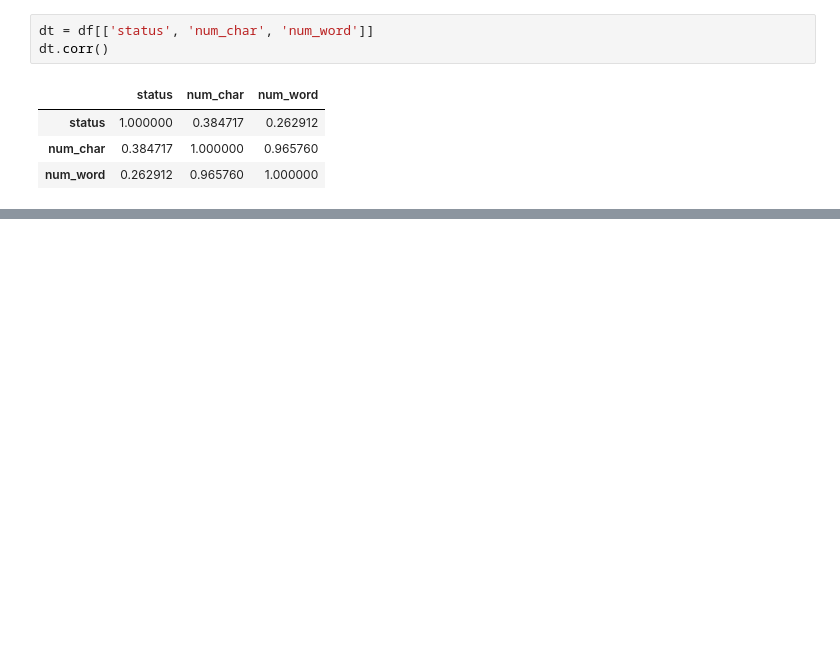
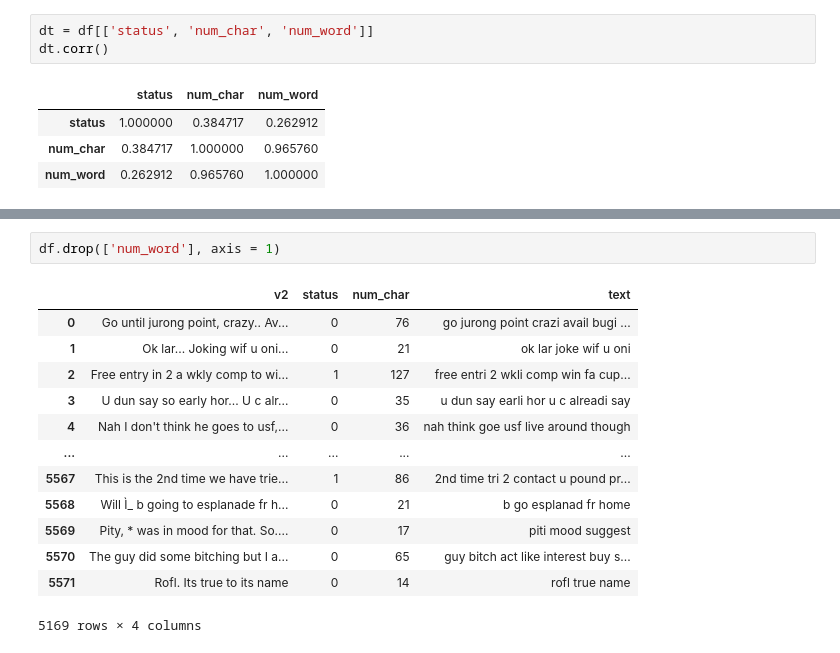
Before and after one commit to someeranmahata/SPAM-sms-Detection, a Jupyter notebook: EDA.ipynb, the cells around one changed output, grey strips where cells are left out. Cells and saved outputs as stored; diff of their text form; blank space fills up the shorter version.

```diff
--- a/EDA.ipynb
+++ b/EDA.ipynb
@@ -196,0 +246,16 @@ dt.corr()
+# %%
+df.drop(['num_word'], axis = 1)
+# %% [output]
+|  | v2 | status | num_char | text |
+| 0 | Go until jurong point, crazy.. Av... | 0 | 76 | go jurong point crazi avail bugi ... |
+| 1 | Ok lar... Joking wif u oni... | 0 | 21 | ok lar joke wif u oni |
+| 2 | Free entry in 2 a wkly comp to wi... | 1 | 127 | free entri 2 wkli comp win fa cup... |
+| 3 | U dun say so early hor... U c alr... | 0 | 35 | u dun say earli hor u c alreadi say |
+| 4 | Nah I don't think he goes to usf,... | 0 | 36 | nah think goe usf live around though |
+| ... | ... | ... | ... | ... |
+| 5567 | This is the 2nd time we have trie... | 1 | 86 | 2nd time tri 2 contact u pound pr... |
+| 5568 | Will Ì_ b going to esplanade fr h... | 0 | 21 | b go esplanad fr home |
+| 5569 | Pity, * was in mood for that. So.... | 0 | 17 | piti mood suggest |
+| 5570 | The guy did some bitching but I a... | 0 | 65 | guy bitch act like interest buy s... |
+| 5571 | Rofl. Its true to its name | 0 | 14 | rofl true name |
+5169 rows × 4 columns
```
Also changed, not shown: parts of 45 cells of this notebook.
